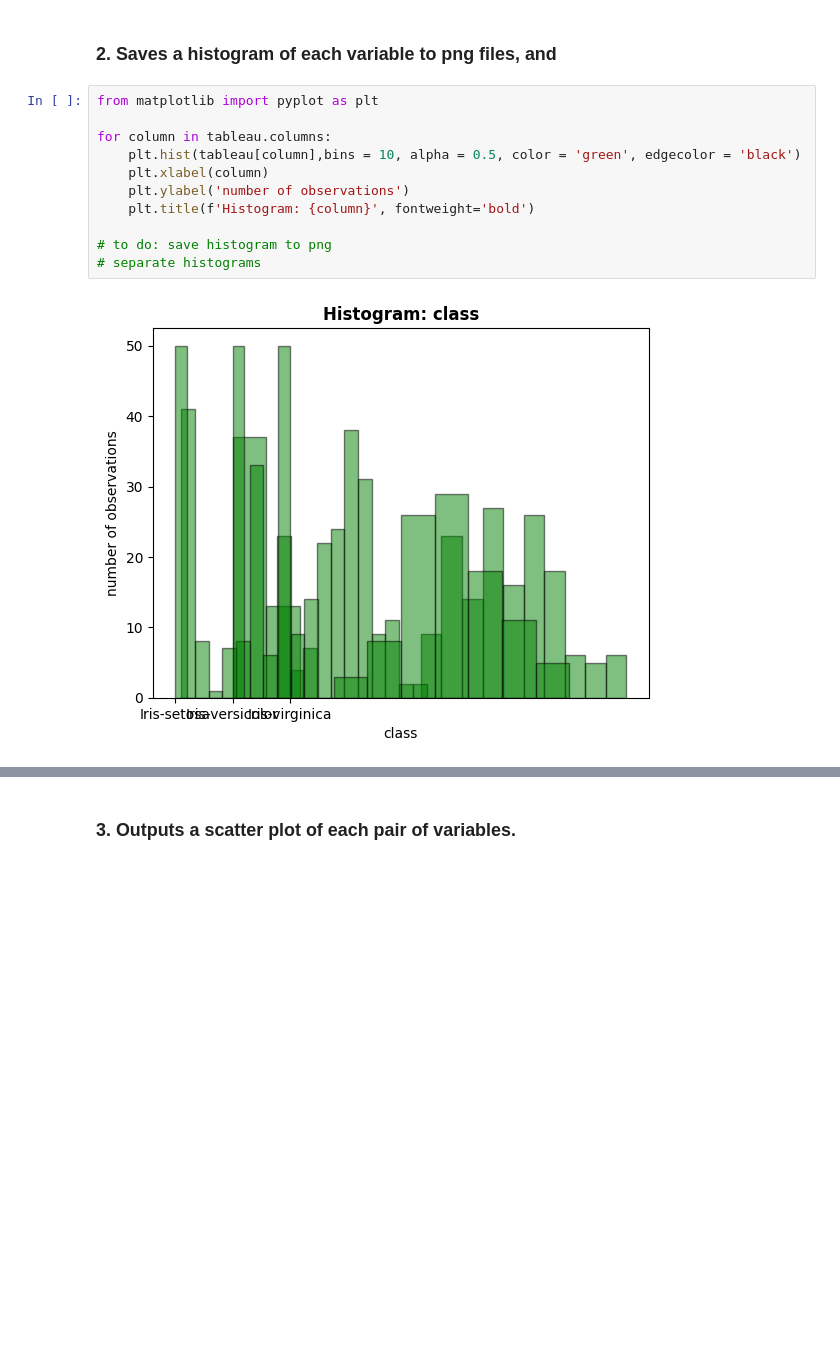
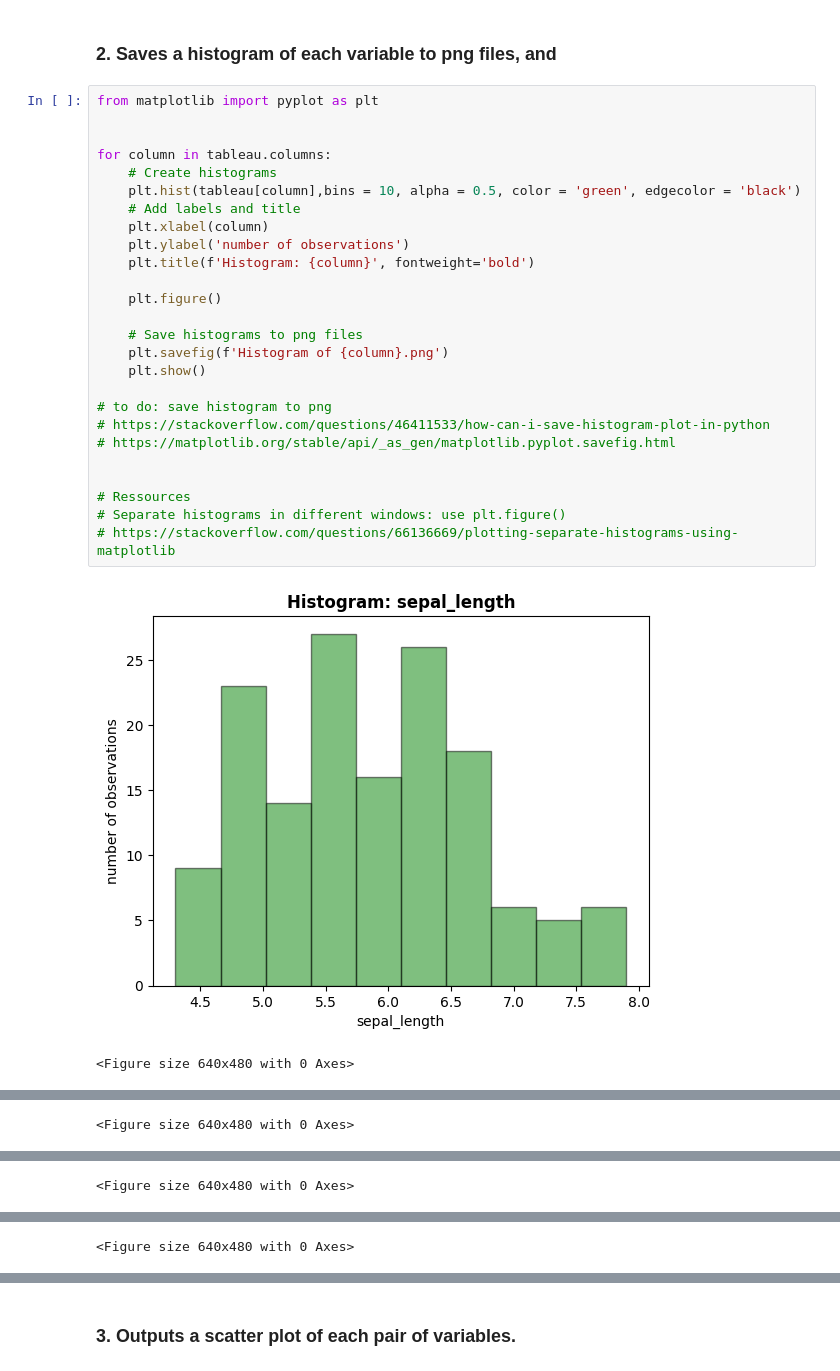
Before and after one commit to quyenphanlyons/pands-project, a Jupyter notebook: notebook.ipynb, the cells around one changed output, grey strips where cells are left out. Saved outputs shown, nothing was run; the diff lists cells and outputs as text; blank space fills up the shorter version.

```diff
--- a/notebook.ipynb
+++ b/notebook.ipynb
@@ -121,13 +121,29 @@ with open(file_path,'w') as f:
 # %%
 from matplotlib import pyplot as plt
 
+
 for column in tableau.columns:
+    # Create histograms
     plt.hist(tableau[column],bins = 10, alpha = 0.5, color = 'green', edgecolor = 'black')
+    # Add labels and title
     plt.xlabel(column)
     plt.ylabel('number of observations')
     plt.title(f'Histogram: {column}', fontweight='bold')
 
+    plt.figure()
+
+    # Save histograms to png files
+    plt.savefig(f'Histogram of {column}.png')
+    plt.show()
+
 # to do: save histogram to png
-# separate histograms
+# https://stackoverflow.com/questions/46411533/how-can-i-save-histogram-plot-in-python
+# https://matplotlib.org/stable/api/_as_gen/matplotlib.pyplot.savefig.html
+
+
+# Ressources
+# Separate histograms in different windows: use plt.figure()
+# https://stackoverflow.com/questions/66136669/plotting-separate-histograms-using-matplotlib
 # %% [output]
-[figure, old version]
+[figure, new version]
+<Figure size 640x480 with 0 Axes>
@@ -133,0 +151 @@ for column in tableau.columns:
+<Figure size 640x480 with 0 Axes>
@@ -133,0 +153 @@ for column in tableau.columns:
+<Figure size 640x480 with 0 Axes>
@@ -133,0 +155 @@ for column in tableau.columns:
+<Figure size 640x480 with 0 Axes>
```
Also changed, not shown: parts of 3 cells of this notebook, 5 other files.
